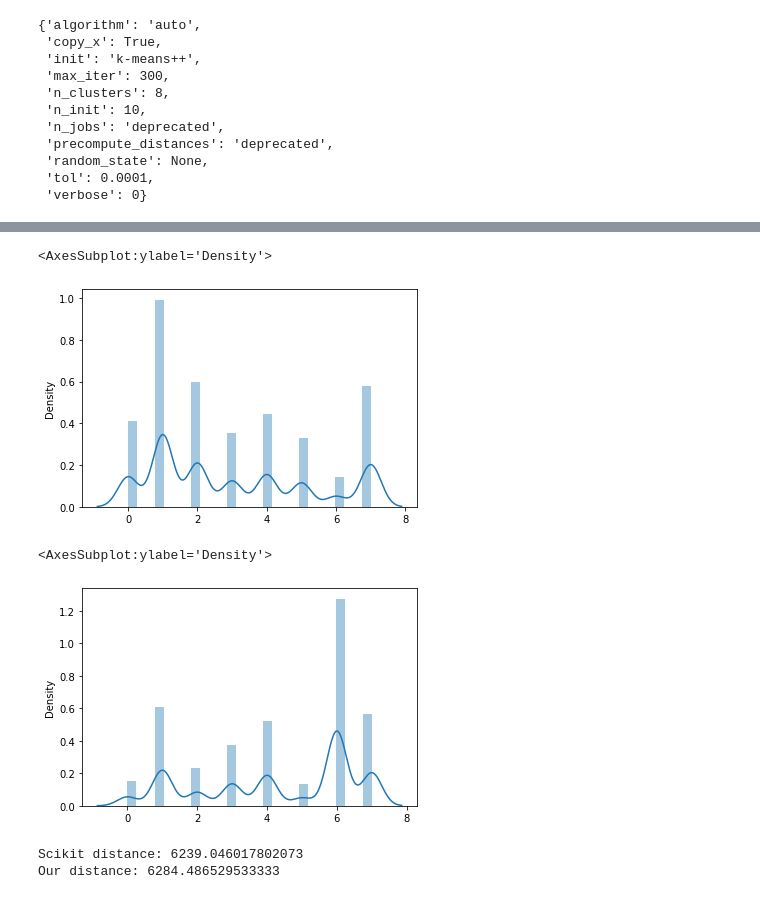
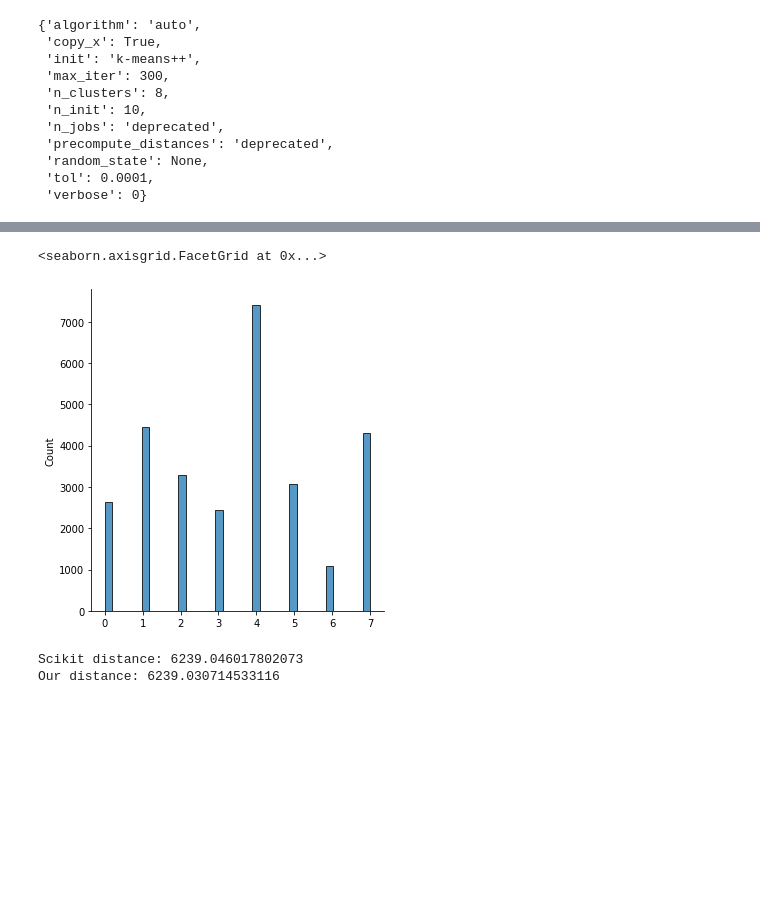
Before and after one commit to mycoalchen/KMeansProject, a Jupyter notebook: simple.ipynb, the cells around one changed output, grey strips where cells are left out. Saved outputs shown, nothing was run; the diff lists cells and outputs as text; code cells hidden in the pictures; blank space fills up the shorter version.

```diff
--- a/simple.ipynb
+++ b/simple.ipynb
@@ -100,19 +100,19 @@ class KMemes:
             iterations = 0
             # Randomly select centroids (don't directly change self.centroids yet)
             new_centroids = np.random.rand(self.n_clusters, self.point_dimensions)
-            new_labels = np.zeros(shape=(np.shape(array)[0]), dtype = int)
             prev_distance = sys.maxsize
 
             # This loop improves the fits
             while True:
                 iterations += 1
-                # Get the closest centroid for each data point
+                # Initial centroid assignments based on distances from points to centroids
                 # We don't want to edit new_centroids just yet
                 _new_centroids = new_centroids
                 _array = array
                 numcentroids = len(_new_centroids)
                 numpoints = len(_array)
                 # vector dark magic- tiling (repeating) arrays to get pair differences
+                # present with diagram
                 _new_centroids = np.repeat([_new_centroids], numpoints, axis = 0)
                 _new_centroids = _new_centroids.reshape(_new_centroids.size).reshape((numpoints * numcentroids), self.point_dimensions)
                 _array = np.repeat([_array], numcentroids, axis = 1)
@@ -121,6 +121,8 @@ class KMemes:
                 square_distances = square_distances.sum(axis = 2).reshape(numpoints, numcentroids)
                 # new_labels gets the indicies of the closest centroids for each point
                 new_labels = np.argmin(square_distances, axis = 1)
+
+                old_centroids = new_centroids
                 # sum of distances in this iteration (we want to decrease this)
                 current_distance = square_distances[np.linspace(0, len(square_distances)-1, len(square_distances),dtype=int), new_labels].sum()
 
@@ -136,7 +138,7 @@ class KMemes:
                 cluster_numberof_points = cluster_numberof_points.reshape(np.shape(cluster_numberof_points)[0], 1)
                 new_centroids = cluster_coordinate_sums / cluster_numberof_points
                 # Stop iterating once the distance has stopped decreasing
-                if np.abs(prev_distance - current_distance) < 0.1 or iterations > 300:
+                if ((new_centroids - old_centroids)**2).sum() < 0.0000001 or iterations > 300:
                     self.fitted = True
                     if current_distance < self.best_distance:
                         self.best_distance = current_distance
@@ -256,15 +286,11 @@ print(ourFit.centroids)
 # %%
-sns.distplot(scikitFit.labels_)
+sns.displot(ourFit.labels_)
 # %% [output]
-<AxesSubplot:ylabel='Density'>
+<seaborn.axisgrid.FacetGrid at 0x...>
-[figure, old version]
+[figure, new version]
-# %%
-sns.distplot(ourFit.labels_)
-# %% [output]
-<AxesSubplot:ylabel='Density'>
-[figure, removed]
 # %%
 # Compare scikit to our total distances
+# fix labels
 scikit_centroids = scikitFit.cluster_centers_
 points = data
 numpoints = len(points)
@@ -282,4 +308,4 @@ print("Scikit distance: " + str(scikit_distance))
 print("Our distance: " + str(ourFit.best_distance))
 # %% [output]
 Scikit distance: 6239.046017802073
-Our distance: 6284.486529533333
+Our distance: 6239.030714533116
```
Also changed, not shown: parts of 5 cells of this notebook.
